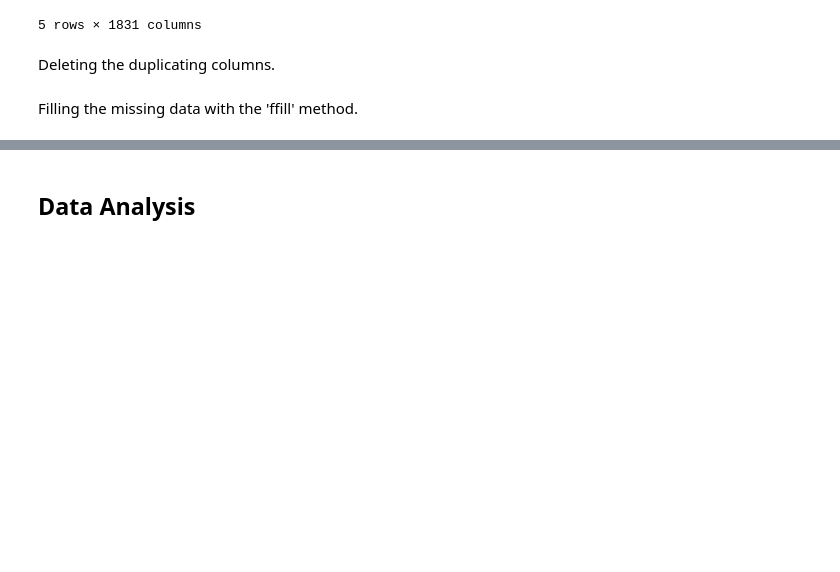
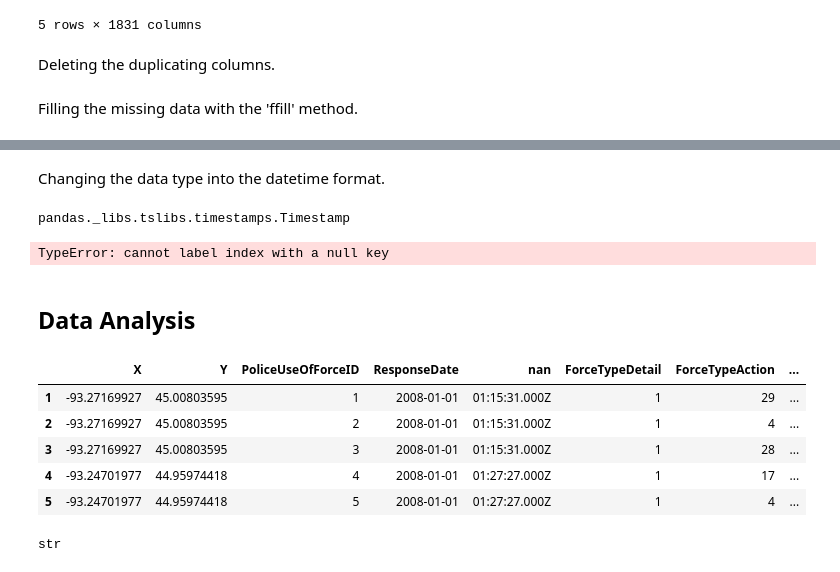
Before and after one commit to STASYA00/DS-DS, a Jupyter notebook: Notebooks/Cleaning_Data.ipynb, the cells around one changed output, grey strips where cells are left out. Drawn from its saved outputs; the diff is of its cells as text; code cells hidden in the pictures; blank space fills up the shorter version.

```diff
--- a/Notebooks/Cleaning_Data.ipynb
+++ b/Notebooks/Cleaning_Data.ipynb
@@ -128,2 +270,28 @@ b = new_df1.fillna(method='ffill')
+# %% [markdown]
+Changing the data type into the datetime format.
+# %%
+inter.ResponseDate = pd.to_datetime(inter.ResponseDate, format='%Y-%m-%d')
+# %% [output]
+pandas._libs.tslibs.timestamps.Timestamp
+# %%
+k = inter.iloc[:,4]
+k.rename('Time', inplace=True)
+inter = pd.concat(inter.drop([4], axis=1),)
+inter.head()
+# %% [output]
+TypeError: cannot label index with a null key
 # %% [markdown]
 ## Data Analysis
+# %%
+data.head()
+# %% [output]
+|  | X | Y | PoliceUseOfForceID | ResponseDate | nan | ForceTypeDetail | ForceTypeAction | ... |
+| 1 | -93.27169927 | 45.00803595 | 1 | 2008-01-01 | 01:15:31.000Z | 1 | 29 | ... |
+| 2 | -93.27169927 | 45.00803595 | 2 | 2008-01-01 | 01:15:31.000Z | 1 | 4 | ... |
+| 3 | -93.27169927 | 45.00803595 | 3 | 2008-01-01 | 01:15:31.000Z | 1 | 28 | ... |
+| 4 | -93.24701977 | 44.95974418 | 4 | 2008-01-01 | 01:27:27.000Z | 1 | 17 | ... |
+| 5 | -93.24701977 | 44.95974418 | 5 | 2008-01-01 | 01:27:27.000Z | 1 | 4 | ... |
+# %%
+data.ResponseDate[3]
+# %% [output]
+str
```
Also changed, not shown: parts of 26 cells of this notebook.
